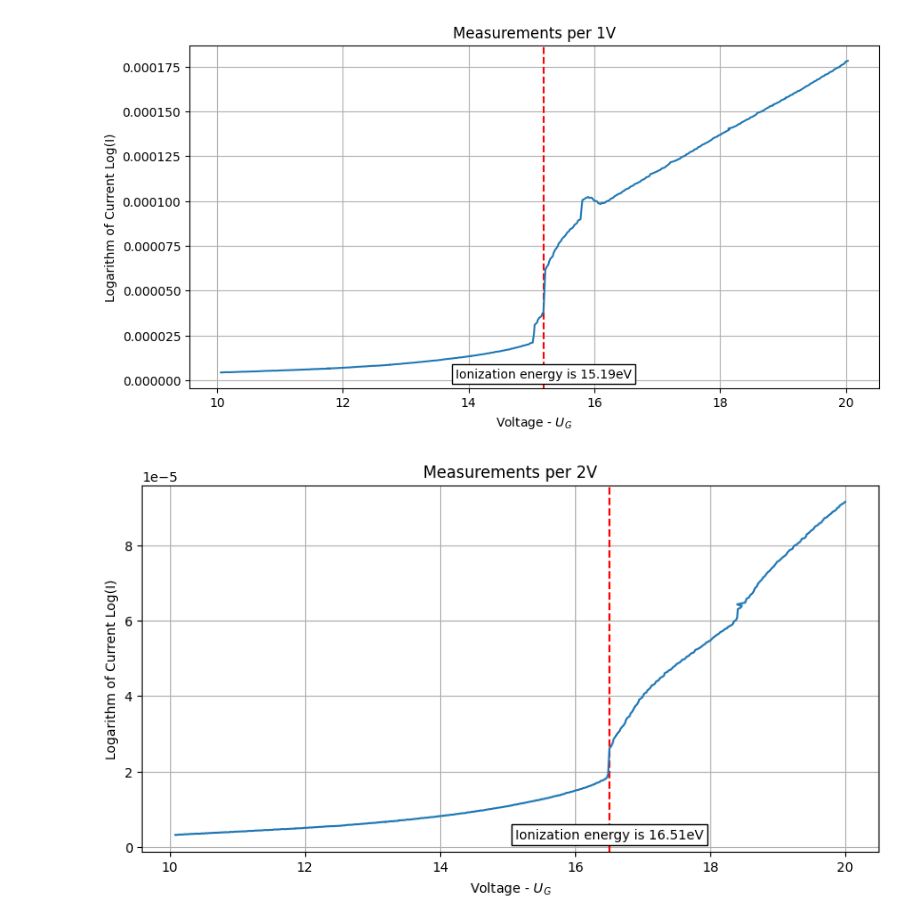
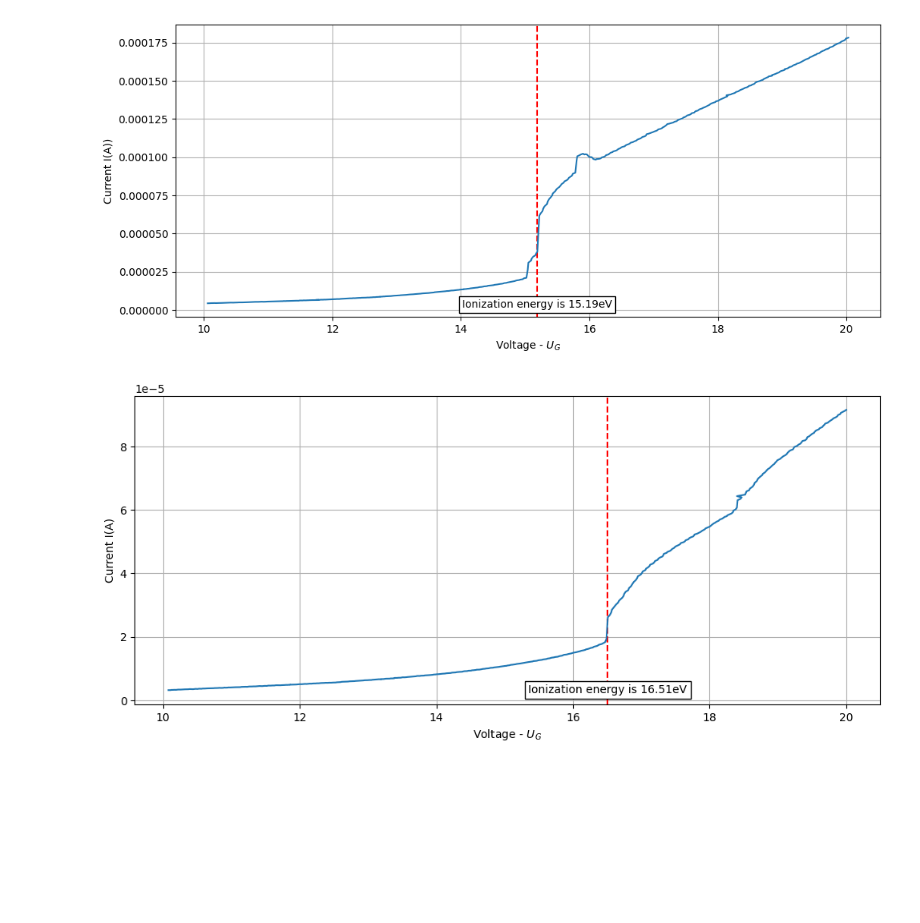
Before and after one commit to N0rt0N7/General-workspace, a Jupyter notebook: Frank-Hertz/Task113.ipynb, the cells around one changed output. Saved outputs shown, nothing was run; the diff lists cells and outputs as text; code cells hidden in the pictures; blank space fills up the shorter version.

Commit message:
graphs

```diff
--- a/Frank-Hertz/Task113.ipynb
+++ b/Frank-Hertz/Task113.ipynb
@@ -1,33 +1,32 @@
 # %%
 import numpy as np
 import matplotlib.pyplot as plt
 
 data = np.loadtxt('2024-05-07-task113-1v.txt')
 
 x = data[:, 0]
 y = data[:, 1]
 
-plt.figure(figsize=(10, 5))
+plt.figure(figsize=(12, 5))
 
 y_R = np.divide(y, 27)
-y_Rlog = np.log(y_R)
+#y_Rlog = np.log(y_R)
 
 ionization = 15.1900
 idx = np.abs(x - ionization).argmin()
 
 plt.axvline(x=ionization, color='red', linestyle='--', label=f'X={ionization}')
 plt.text(ionization, 0.000007, f'Ionization energy is {x[idx]:.2f}eV', color='black', fontsize=10, ha='center', va='top',
          bbox=dict(facecolor='white', edgecolor='black', boxstyle='square,pad=0.3'))
 
 
 plt.plot(x, y_R)
 plt.xlabel('Voltage - $U_G$')
-plt.ylabel('Logarithm of Current Log(I)')
-plt.title('Measurements per 1V')
+plt.ylabel('Current I(A)')
 plt.grid(True)
 plt.show()
 # %% [output]
-[figure, old version]
+[figure, new version]
 # %%
 import numpy as np
 import matplotlib.pyplot as plt
@@ -37,7 +36,7 @@ data = np.loadtxt('2024-05-07-task113-2v.txt')
 x = data[:, 0]
 y = data[:, 1]
 
-plt.figure(figsize=(10, 5))
+plt.figure(figsize=(12, 5))
 
 y_R = np.divide(y, 27)
 y_Rlog = np.log(y_R)
@@ -52,12 +51,11 @@ plt.text(ionization, 0.000005, f'Ionization energy is {x[idx]:.2f}eV', color='bl
 
 plt.plot(x, y_R)
 plt.xlabel('Voltage - $U_G$')
-plt.ylabel('Logarithm of Current Log(I)')
-plt.title('Measurements per 2V')
+plt.ylabel('Current I(A)')
 plt.grid(True)
 plt.show()
 # %% [output]
-[figure, old version]
+[figure, new version]
 # %%
 import numpy as np
 import matplotlib.pyplot as plt
```
Also changed, not shown: parts of 1 cell of this notebook, 2 other files.
